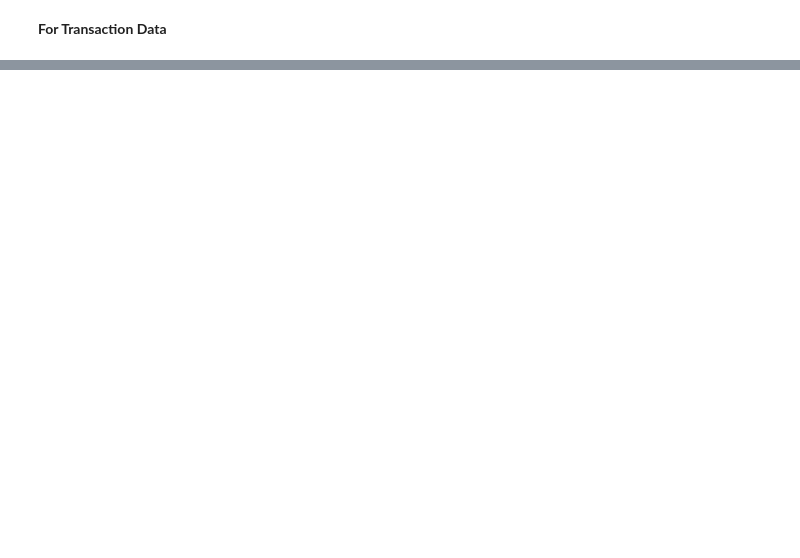
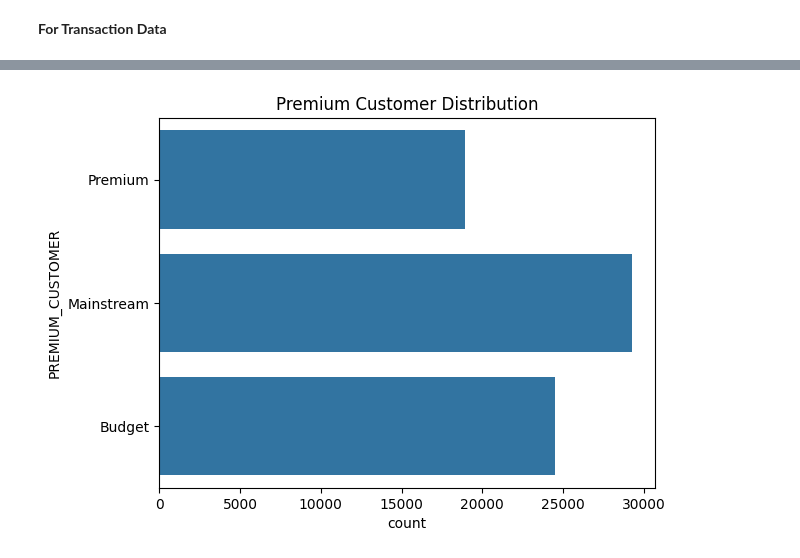
Before and after one commit to ankitg-02/customer-purchase-and-transactional-behavoiur-analysis, a Jupyter notebook: CPTBA_1.ipynb, the cells around one changed output, grey strips where cells are left out. Saved outputs shown, nothing was run; the diff lists cells and outputs as text; code cells hidden in the pictures; blank space fills up the shorter version.

```diff
--- a/CPTBA_1.ipynb
+++ b/CPTBA_1.ipynb
@@ -162,0 +165,4 @@ plt.show()
+# %%
+data1=pd.read_csv(r'/content/QVI_purchase_behaviour.csv')
+purchase=pd.DataFrame(data1)
+purchase.head()
@@ -162,0 +251,6 @@ plt.show()
+# %%
+sns.countplot(purchase['PREMIUM_CUSTOMER'])
+plt.title("Premium Customer Distribution")
+plt.show()
+# %% [output]
+[figure, added]
```
Also changed, not shown: parts of 21 cells of this notebook.
